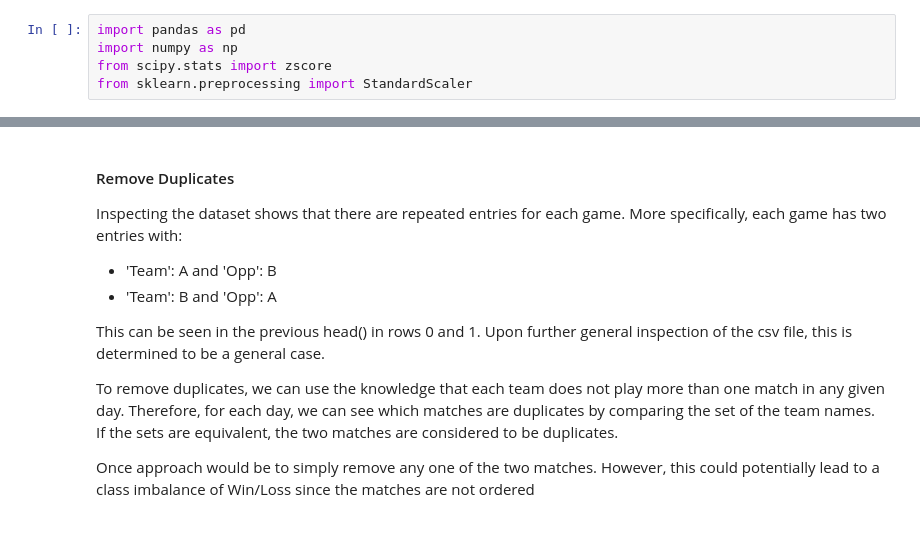
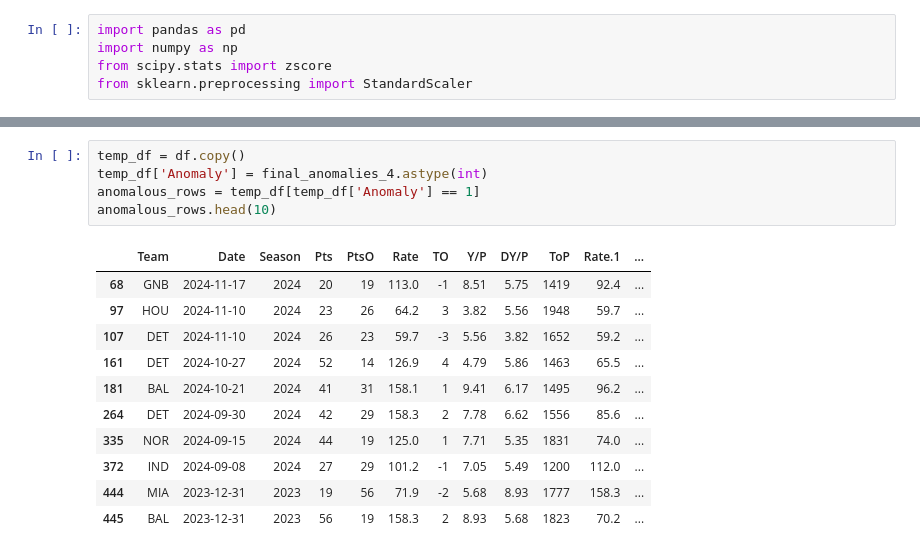
Before and after one commit to pi2chen/nfl-predictions, a Jupyter notebook: nfl_data_preprocessing.ipynb, the cells around one changed output, grey strips where cells are left out. Drawn from its saved outputs; the diff is of its cells as text.

```diff
--- a/nfl_data_preprocessing.ipynb
+++ b/nfl_data_preprocessing.ipynb
@@ -421,19 +341,17 @@ Anomalies detected: 61.06%
-# %% [markdown]
-#### Remove Duplicates
-Inspecting the dataset shows that there are repeated entries for each game.
-More specifically, each game has two entries with:
-- 'Team': A and 'Opp': B
-- 'Team': B and 'Opp': A
-
-This can be seen in the previous head() in rows 0 and 1.
-Upon further general inspection of the csv file, this is determined to be a
-general case.
-
-To remove duplicates, we can use the knowledge that each team does not play more
-than one match in any given day. Therefore, for each day, we can see which
-matches are duplicates by comparing the set of the team names. If the sets are
-equivalent, the two matches are considered to be duplicates.
-
-Once approach would be to simply remove any one of the two matches. However,
-this could potentially lead to a class imbalance of Win/Loss since the matches
-are not ordered
+# %%
+temp_df = df.copy()
+temp_df['Anomaly'] = final_anomalies_4.astype(int)
+anomalous_rows = temp_df[temp_df['Anomaly'] == 1]
+anomalous_rows.head(10)
+# %% [output]
+|  | Team | Date | Season | Pts | PtsO | Rate | TO | Y/P | DY/P | ToP | Rate.1 | ... |
+| 68 | GNB | 2024-11-17 | 2024 | 20 | 19 | 113.0 | -1 | 8.51 | 5.75 | 1419 | 92.4 | ... |
+| 97 | HOU | 2024-11-10 | 2024 | 23 | 26 | 64.2 | 3 | 3.82 | 5.56 | 1948 | 59.7 | ... |
+| 107 | DET | 2024-11-10 | 2024 | 26 | 23 | 59.7 | -3 | 5.56 | 3.82 | 1652 | 59.2 | ... |
+| 161 | DET | 2024-10-27 | 2024 | 52 | 14 | 126.9 | 4 | 4.79 | 5.86 | 1463 | 65.5 | ... |
+| 181 | BAL | 2024-10-21 | 2024 | 41 | 31 | 158.1 | 1 | 9.41 | 6.17 | 1495 | 96.2 | ... |
+| 264 | DET | 2024-09-30 | 2024 | 42 | 29 | 158.3 | 2 | 7.78 | 6.62 | 1556 | 85.6 | ... |
+| 335 | NOR | 2024-09-15 | 2024 | 44 | 19 | 125.0 | 1 | 7.71 | 5.35 | 1831 | 74.0 | ... |
+| 372 | IND | 2024-09-08 | 2024 | 27 | 29 | 101.2 | -1 | 7.05 | 5.49 | 1200 | 112.0 | ... |
+| 444 | MIA | 2023-12-31 | 2023 | 19 | 56 | 71.9 | -2 | 5.68 | 8.93 | 1777 | 158.3 | ... |
+| 445 | BAL | 2023-12-31 | 2023 | 56 | 19 | 158.3 | 2 | 8.93 | 5.68 | 1823 | 70.2 | ... |
```
Also changed, not shown: parts of 24 cells of this notebook.
